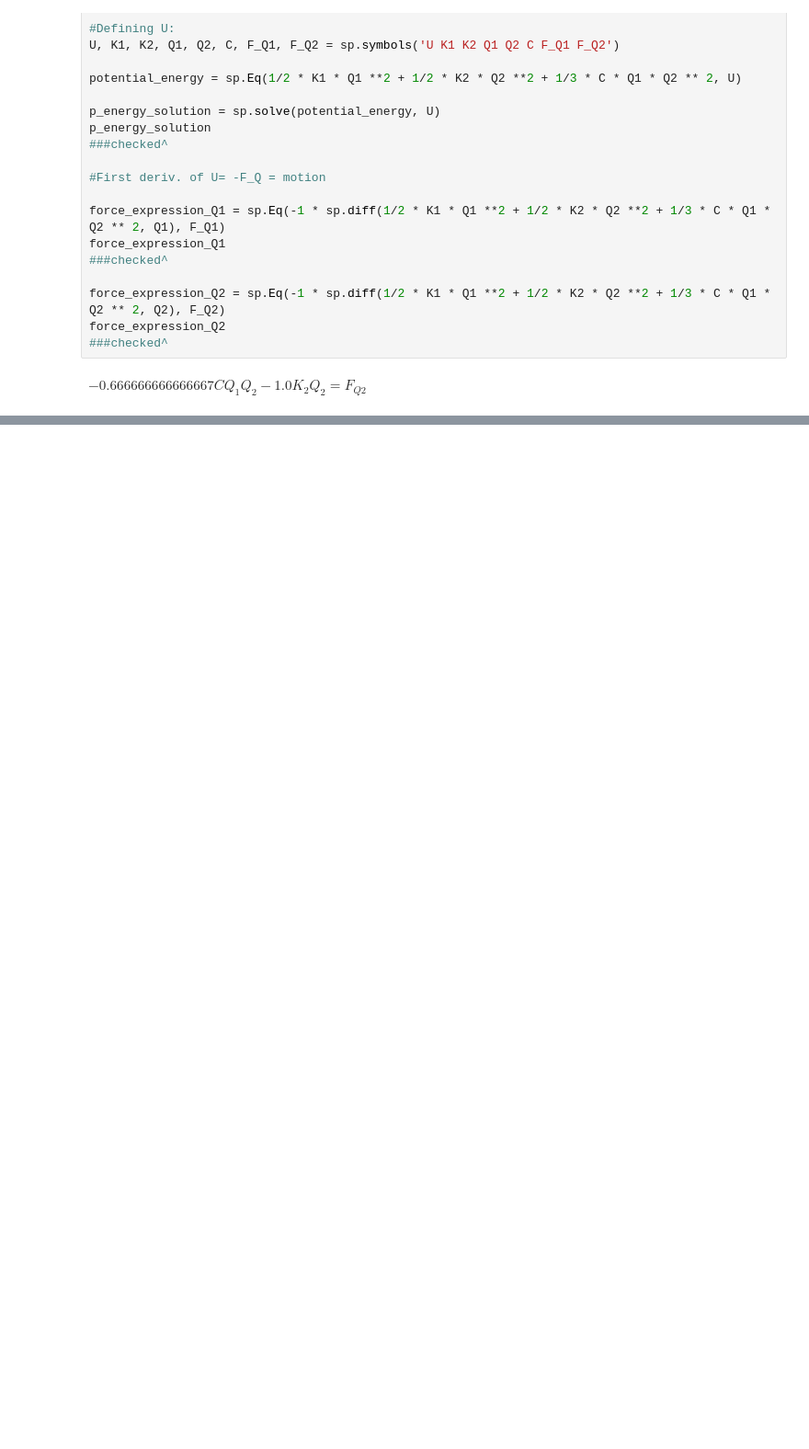
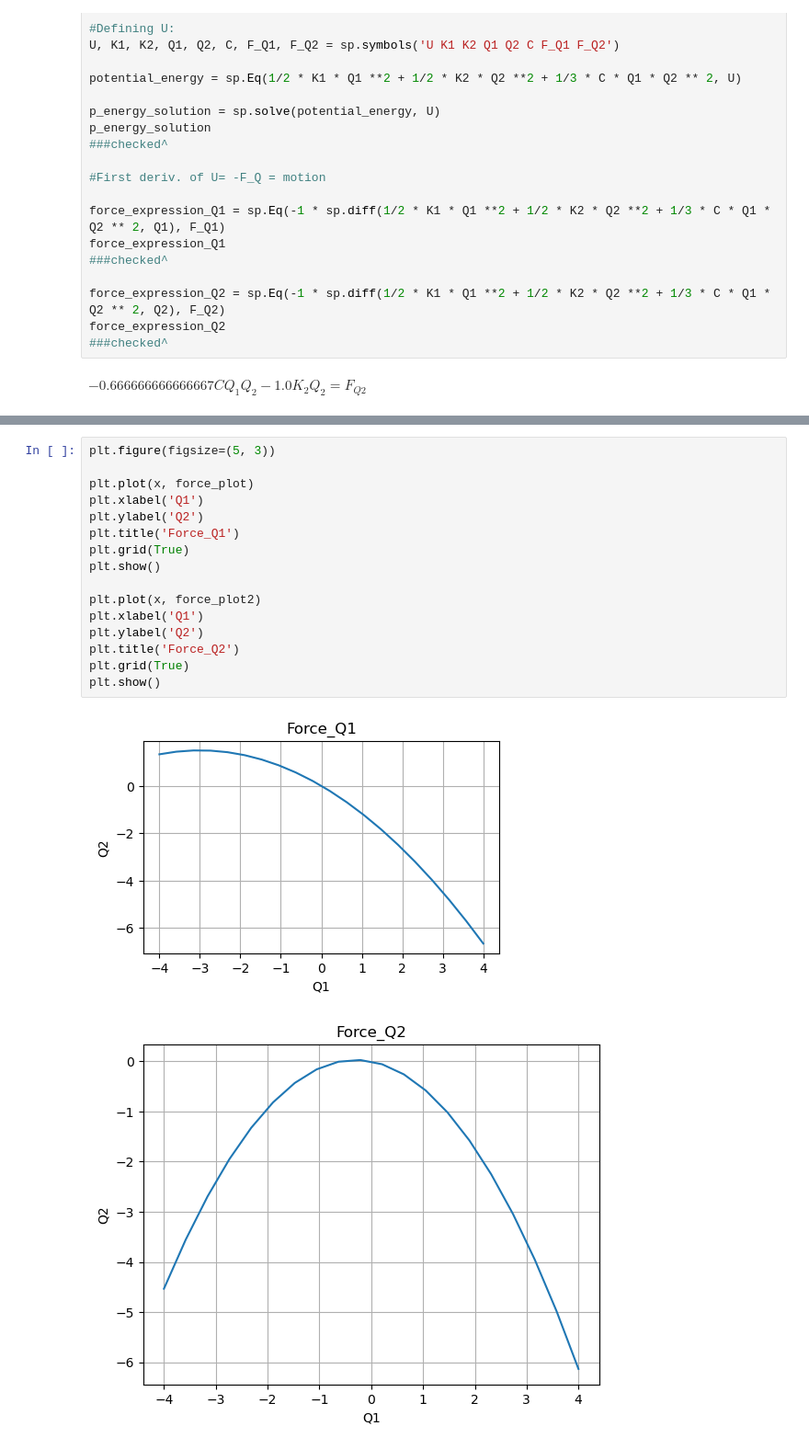
Before and after one commit to Phys3510-Fall2024/final-exam-MickyNG-94, a Jupyter notebook: final-exam-question-1.ipynb, the cells around one changed output, grey strips where cells are left out. Shown at 92% size. Cells and saved outputs as stored; diff of their text form; blank space fills up the shorter version.

```diff
--- a/final-exam-question-1.ipynb
+++ b/final-exam-question-1.ipynb
@@ -171,2 +169,21 @@ plt.show()
 # %% [output]
 [figure]
+# %%
+plt.figure(figsize=(5, 3))
+
+plt.plot(x, force_plot)
+plt.xlabel('Q1')
+plt.ylabel('Q2')
+plt.title('Force_Q1')
+plt.grid(True)
+plt.show()
+
+plt.plot(x, force_plot2)
+plt.xlabel('Q1')
+plt.ylabel('Q2')
+plt.title('Force_Q2')
+plt.grid(True)
+plt.show()
+# %% [output]
+[figure, added]
+[figure, added]
```
Also changed, not shown: parts of 2 cells of this notebook.
